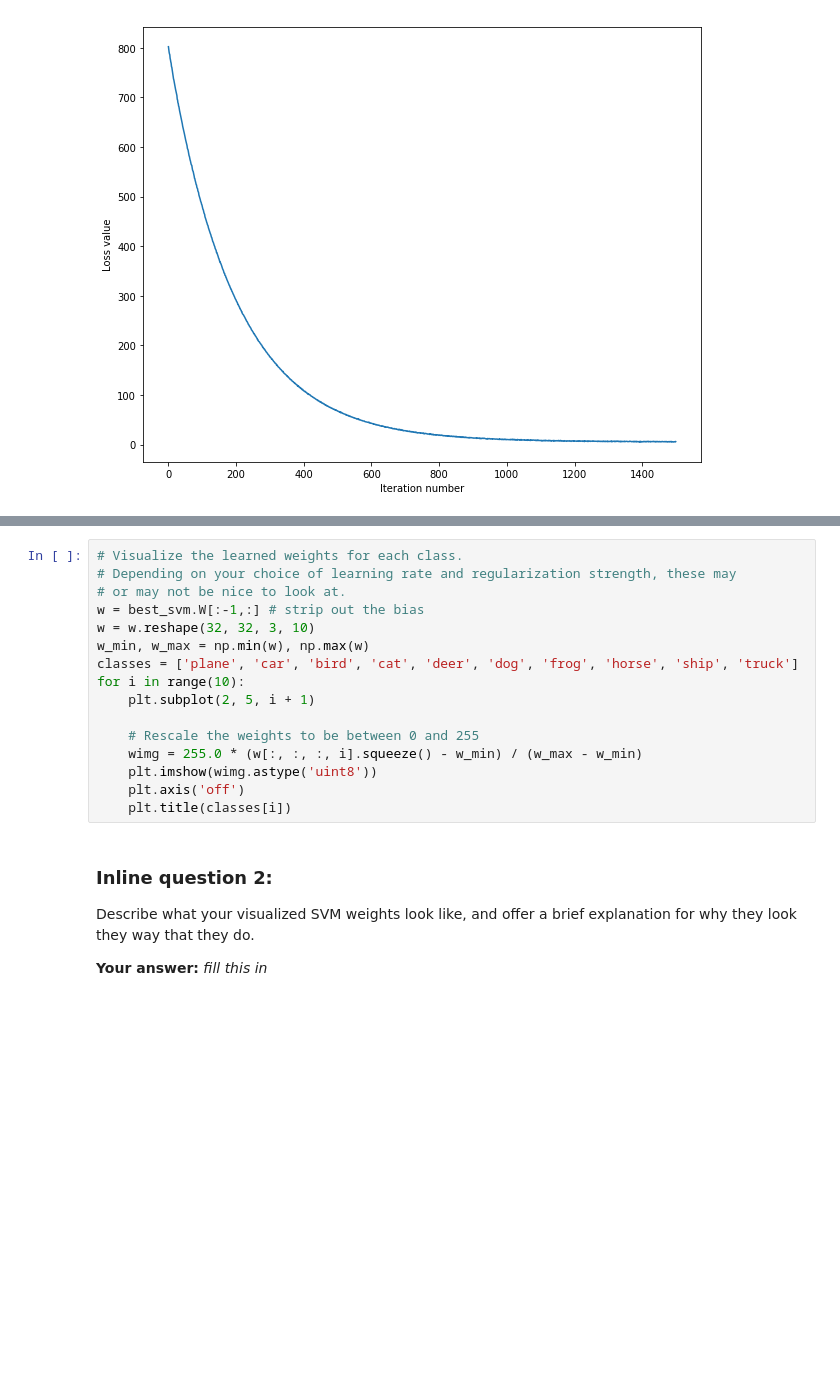
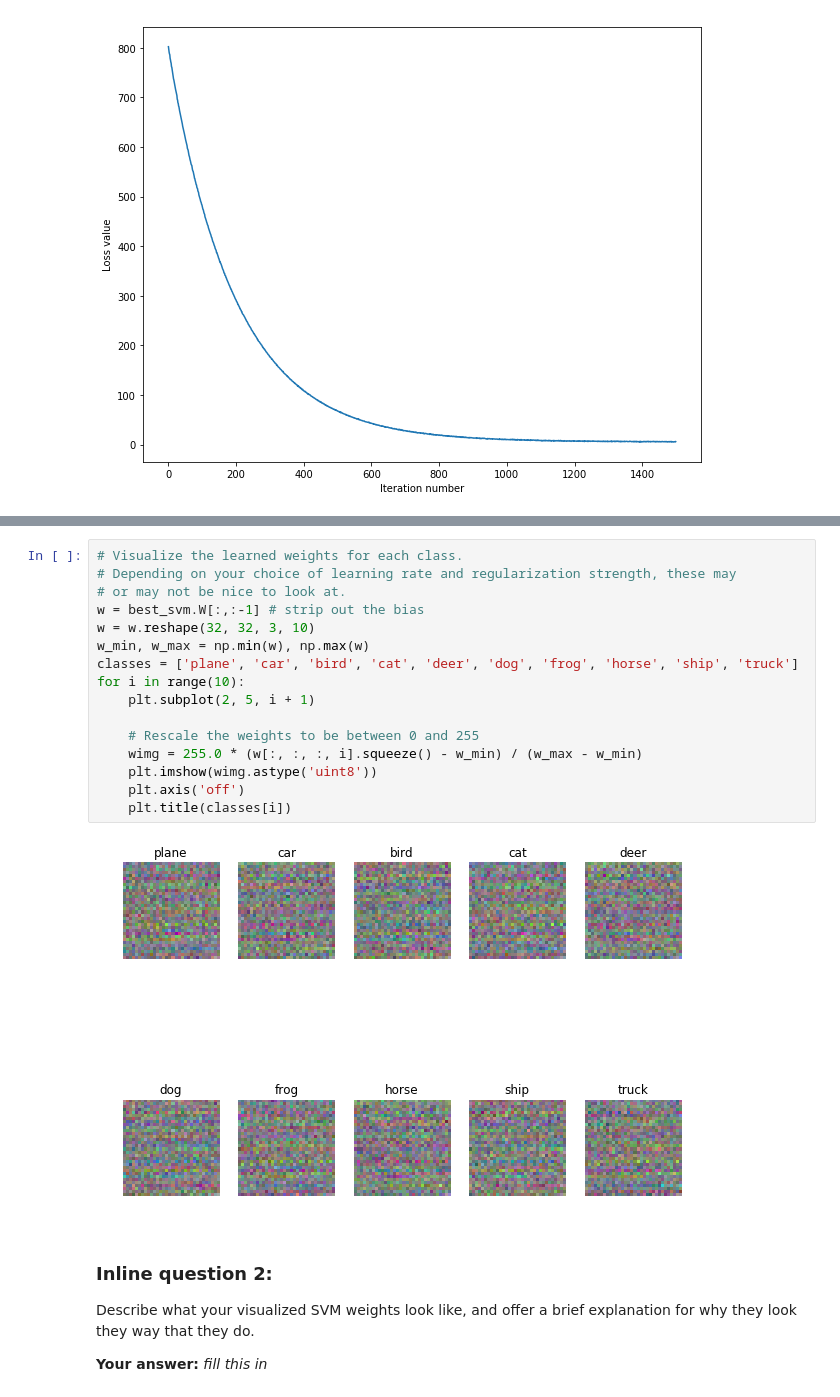
Before and after one commit to wangtianrui/MachineLearningStudy-NNnote, a Jupyter notebook: 2018暑假学习/DSVC/assignment4/homework/svm.ipynb, the cells around one changed output, grey strips where cells are left out. Cells and saved outputs as stored; diff of their text form; blank space fills up the shorter version.

```diff
--- a/2018暑假学习/DSVC/assignment4/homework/svm.ipynb
+++ b/2018暑假学习/DSVC/assignment4/homework/svm.ipynb
@@ -427,19 +471,21 @@ print('linear SVM on raw pixels final test set accuracy: %f' % test_accuracy)
 # %%
 # Visualize the learned weights for each class.
 # Depending on your choice of learning rate and regularization strength, these may
 # or may not be nice to look at.
-w = best_svm.W[:-1,:] # strip out the bias
+w = best_svm.W[:,:-1] # strip out the bias
 w = w.reshape(32, 32, 3, 10)
 w_min, w_max = np.min(w), np.max(w)
 classes = ['plane', 'car', 'bird', 'cat', 'deer', 'dog', 'frog', 'horse', 'ship', 'truck']
 for i in range(10):
     plt.subplot(2, 5, i + 1)
 
     # Rescale the weights to be between 0 and 255
     wimg = 255.0 * (w[:, :, :, i].squeeze() - w_min) / (w_max - w_min)
     plt.imshow(wimg.astype('uint8'))
     plt.axis('off')
     plt.title(classes[i])
+# %% [output]
+[figure, added]
 # %% [markdown]
 ### Inline question 2:
 Describe what your visualized SVM weights look like, and offer a brief explanation for why they look they way that they do.
```
Also changed, not shown: parts of 5 cells of this notebook.
